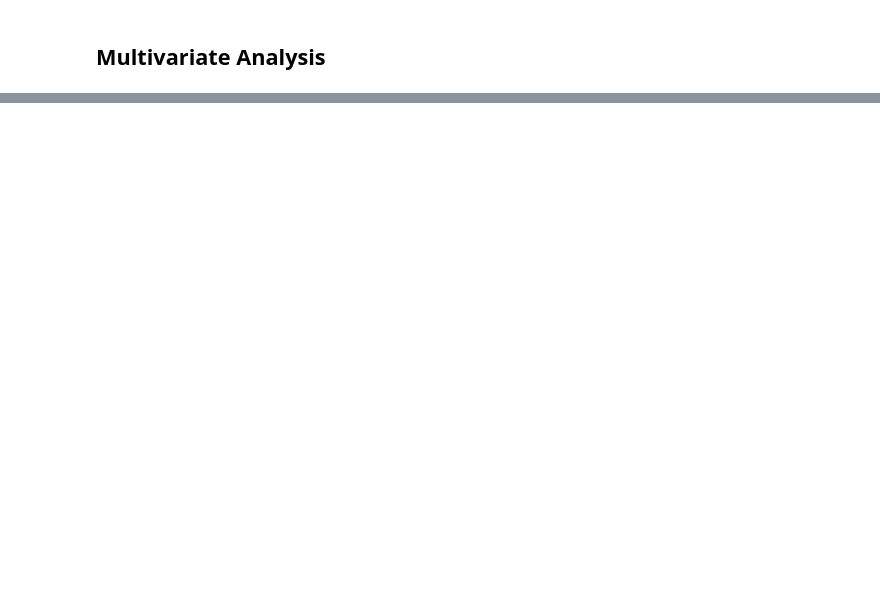
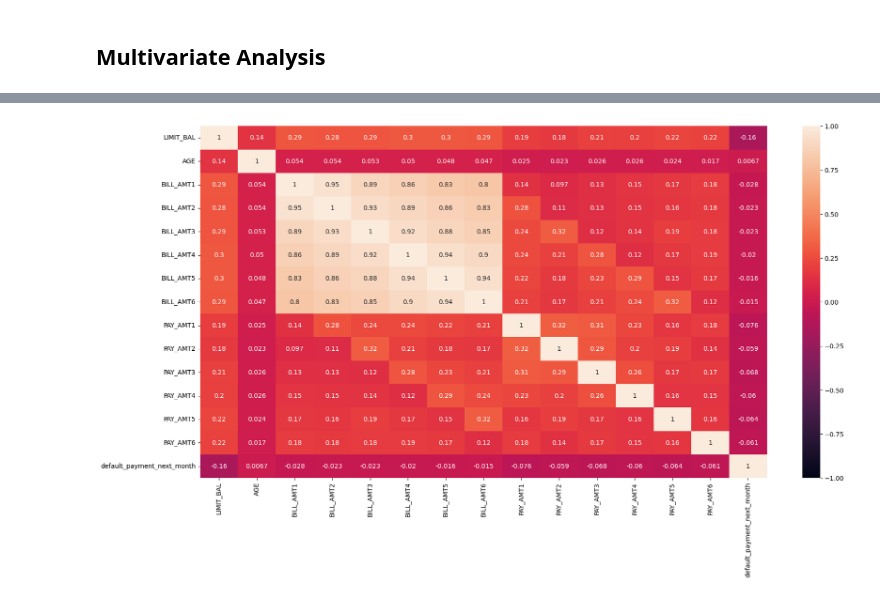
Before and after one commit to iqbalmudzakky/final_project, a Jupyter notebook: Stage_1_Data_Magician.ipynb, the cells around one changed output, grey strips where cells are left out. Saved outputs shown, nothing was run; the diff lists cells and outputs as text; code cells hidden in the pictures; blank space fills up the shorter version.

```diff
--- a/Stage_1_Data_Magician.ipynb
+++ b/Stage_1_Data_Magician.ipynb
@@ -307,0 +435,9 @@ sns.heatmap(dftrain.corr(),cmap='Blues',annot=True,fmt='.2f')
+# %%
+datcopy = dftrain.drop(['ID', 'EDUCATION', 'MARRIAGE', 'SEX','PAY_1', 'PAY_2', 'PAY_3', 'PAY_4', 'PAY_5', 'PAY_6', 'PAYMENT_1', 'PAYMENT_2', 'PAYMENT_3', 'PAYMENT_4', 'PAYMENT_5', 'PAYMENT_6'], axis = 1)
+corr = datcopy.corr()
+
+plt.figure(figsize = (20,10))
+sns.heatmap(corr, vmin=-1, vmax=1,annot=True)
+plt.show()
+# %% [output]
+[figure, added]
```
Also changed, not shown: parts of 31 cells of this notebook.
